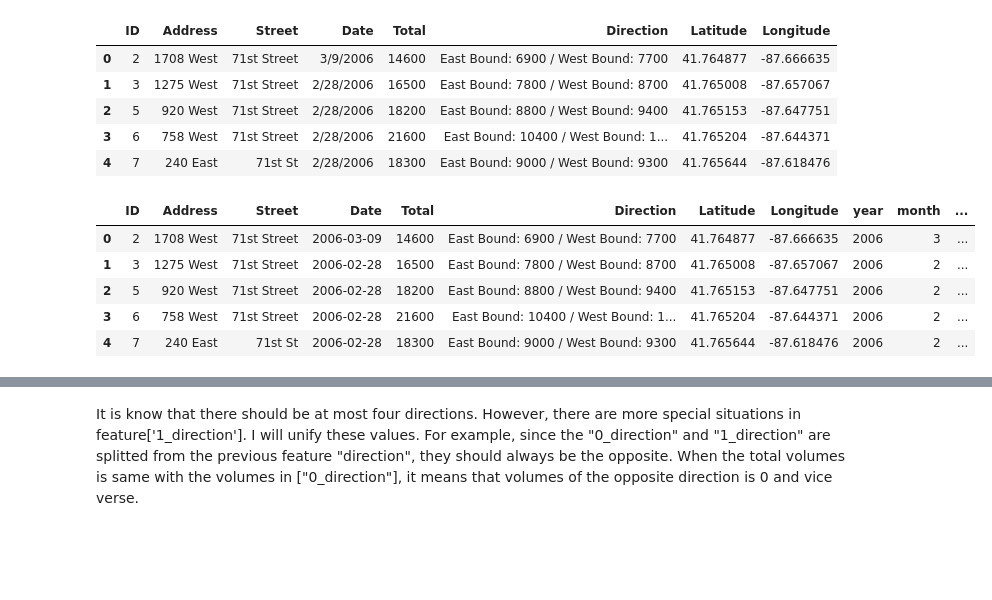
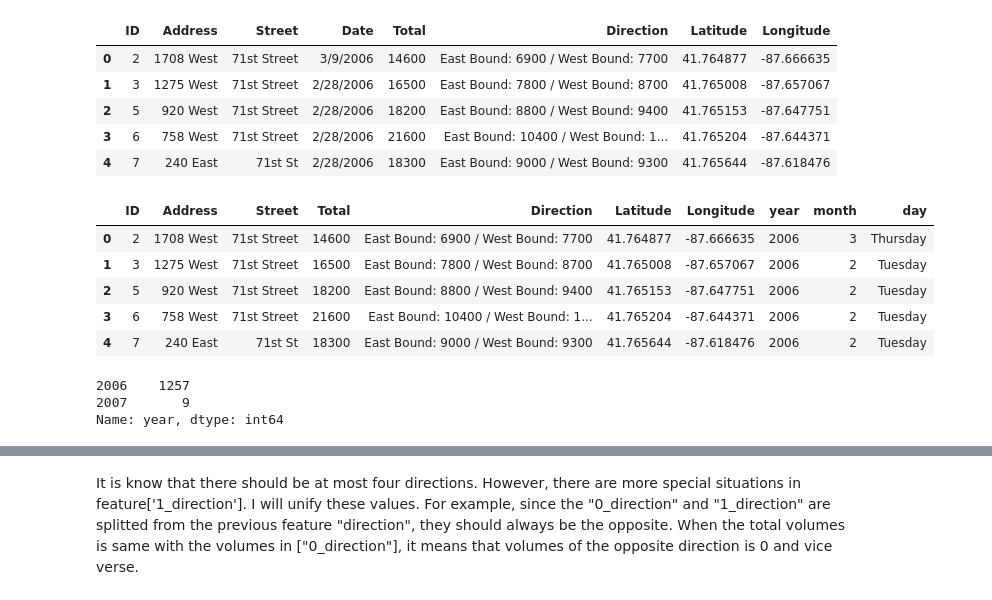
Before and after one commit to aliciadatascience/Traffic-analysis, a Jupyter notebook: Traffic Analysis - AllState.ipynb, the cells around one changed output, grey strips where cells are left out. Saved outputs shown, nothing was run; the diff lists cells and outputs as text; code cells hidden in the pictures; blank space fills up the shorter version.

```diff
--- a/Traffic Analysis - AllState.ipynb
+++ b/Traffic Analysis - AllState.ipynb
@@ -141,18 +170,19 @@ data_chicago.head()
 # %%
 # change the date type from object to datetime
 data_chicago['Date'] = pd.to_datetime(data_chicago['Date'])
 
 # build new feature of year, month and day
 data_chicago['year'] = data_chicago['Date'].dt.year
 data_chicago['month'] = data_chicago['Date'].dt.month
 data_chicago['day'] = data_chicago['Date'].dt.day_name()
+data_chicago = data_chicago.drop('Date', 1)
 
 # check and review the data
 data_chicago.head()
 # %% [output]
-|  | ID | Address | Street | Date | Total | Direction | Latitude | Longitude | year | month | ... |
-| 0 | 2 | 1708 West | 71st Street | 2006-03-09 | 14600 | East Bound: 6900 / West Bound: 7700 | 41.764877 | -87.666635 | 2006 | 3 | ... |
-| 1 | 3 | 1275 West | 71st Street | 2006-02-28 | 16500 | East Bound: 7800 / West Bound: 8700 | 41.765008 | -87.657067 | 2006 | 2 | ... |
-| 2 | 5 | 920 West | 71st Street | 2006-02-28 | 18200 | East Bound: 8800 / West Bound: 9400 | 41.765153 | -87.647751 | 2006 | 2 | ... |
-| 3 | 6 | 758 West | 71st Street | 2006-02-28 | 21600 | East Bound: 10400 / West Bound: 1... | 41.765204 | -87.644371 | 2006 | 2 | ... |
-| 4 | 7 | 240 East | 71st St | 2006-02-28 | 18300 | East Bound: 9000 / West Bound: 9300 | 41.765644 | -87.618476 | 2006 | 2 | ... |
+|  | ID | Address | Street | Total | Direction | Latitude | Longitude | year | month | day |
+| 0 | 2 | 1708 West | 71st Street | 14600 | East Bound: 6900 / West Bound: 7700 | 41.764877 | -87.666635 | 2006 | 3 | Thursday |
+| 1 | 3 | 1275 West | 71st Street | 16500 | East Bound: 7800 / West Bound: 8700 | 41.765008 | -87.657067 | 2006 | 2 | Tuesday |
+| 2 | 5 | 920 West | 71st Street | 18200 | East Bound: 8800 / West Bound: 9400 | 41.765153 | -87.647751 | 2006 | 2 | Tuesday |
+| 3 | 6 | 758 West | 71st Street | 21600 | East Bound: 10400 / West Bound: 1... | 41.765204 | -87.644371 | 2006 | 2 | Tuesday |
+| 4 | 7 | 240 East | 71st St | 18300 | East Bound: 9000 / West Bound: 9300 | 41.765644 | -87.618476 | 2006 | 2 | Tuesday |
@@ -158,0 +191,7 @@ data_chicago.head()
+# %%
+# Check the year distribution
+data_chicago['year'].value_counts()
+# %% [output]
+2006    1257
+2007       9
+Name: year, dtype: int64
```
Also changed, not shown: parts of 74 cells of this notebook.
